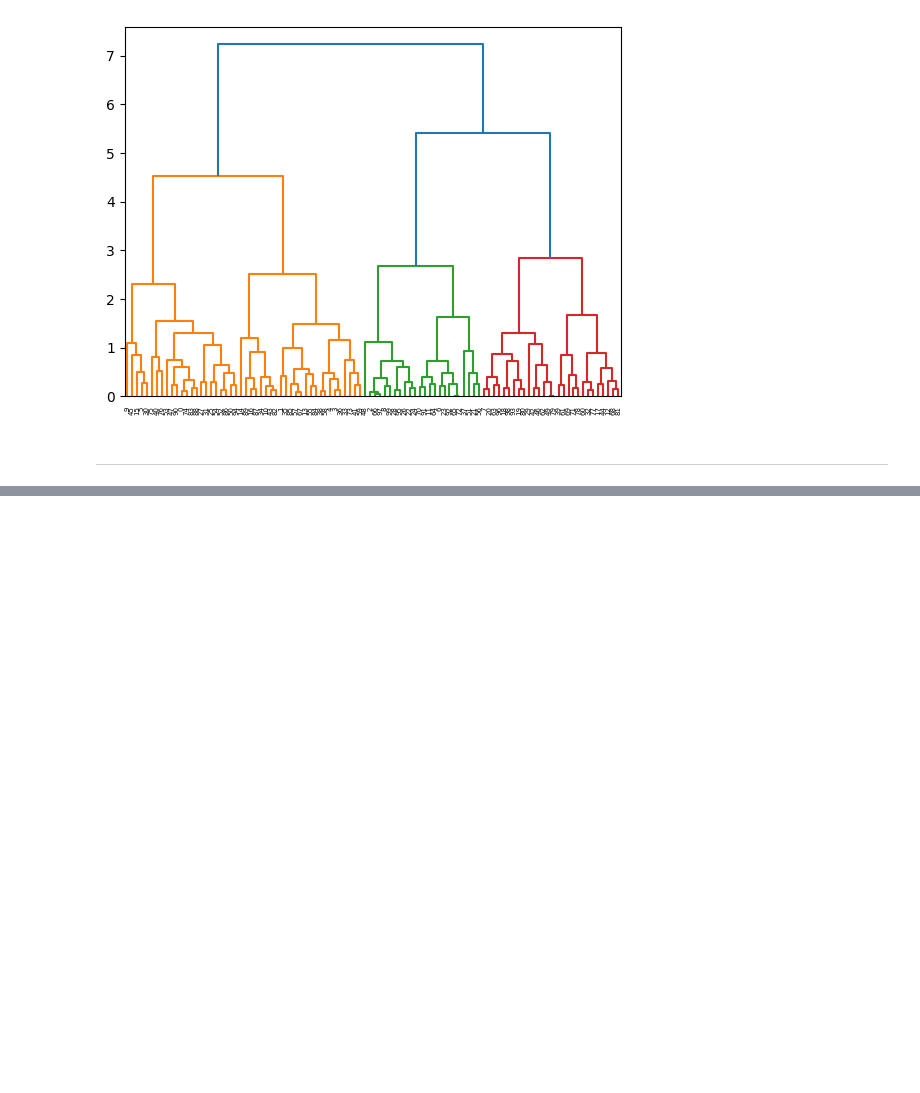
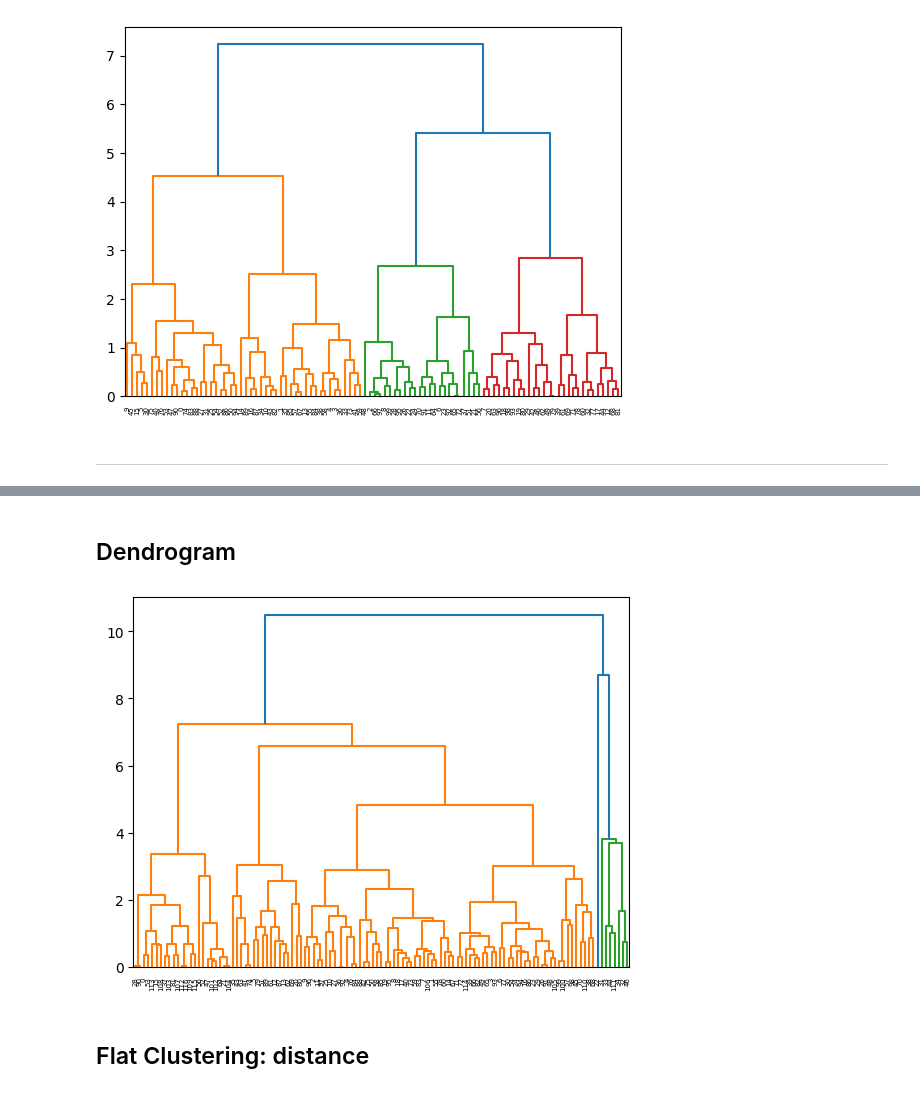
Before and after one commit to amir-azimi-dev/Machine-Learning, a Jupyter notebook: clustering/Hierarchical.ipynb, the cells around one changed output, grey strips where cells are left out. Cells and saved outputs as stored; diff of their text form; code cells hidden in the pictures; blank space fills up the shorter version.

Commit message:
add: hierarchical-clustering part-2

```diff
--- a/clustering/Hierarchical.ipynb
+++ b/clustering/Hierarchical.ipynb
@@ -72,0 +77,5 @@ dendro = hierarchy.dendrogram(z)
+# %%
+df = pd.read_csv("cars_clus.csv")
+
+print(df.shape)
+df.head()
@@ -72,0 +92,21 @@ dendro = hierarchy.dendrogram(z)
+# %%
+print(df.columns)
+
+df[[
+    "sales", "resale", "type", "price", "engine_s",
+    "horsepow", "wheelbas", "width", "length", "curb_wgt", "fuel_cap",
+    "mpg", "lnsales"
+]] = df[[
+    "sales", "resale", "type", "price", "engine_s",
+    "horsepow", "wheelbas", "width", "length", "curb_wgt", "fuel_cap",
+    "mpg", "lnsales"
+]].apply(pd.to_numeric, errors="coerce")
+
+df = df.dropna()
+df = df.reset_index(drop=True)
+
+# mpg is miles per gallon, kml is kilometers per Liter
+df["kml"] = (0.425144 * df["mpg"]).round(4)
+
+print(df.shape)
+df.head()
@@ -72,0 +127,2 @@ dendro = hierarchy.dendrogram(z)
+# %%
+feature_set = df[['engine_s',  'horsepow', 'wheelbas', 'width', 'length', 'curb_wgt', 'fuel_cap', 'mpg']]
@@ -72,0 +131,7 @@ dendro = hierarchy.dendrogram(z)
+# %%
+from sklearn.preprocessing import MinMaxScaler
+
+x = feature_set.values # Convert to a Numpy Array
+min_max_scaler = MinMaxScaler().fit(x)
+feature_set = min_max_scaler.transform(x) # All Values Between 0 and 1
+feature_set[:5]
@@ -72,0 +149,15 @@ dendro = hierarchy.dendrogram(z)
+# %% [markdown]
+## Dendrogram
+# %%
+from scipy.spatial import distance_matrix
+from scipy.cluster import hierarchy
+
+dist_matrix = distance_matrix(feature_set, feature_set)
+
+Z = hierarchy.linkage(dist_matrix, "complete")
+
+dendrogram = hierarchy.dendrogram(Z)
+# %% [output]
+[figure, added]
+# %% [markdown]
+## Flat Clustering: distance
```
Also changed, not shown: parts of 15 cells of this notebook, 1 other file.
